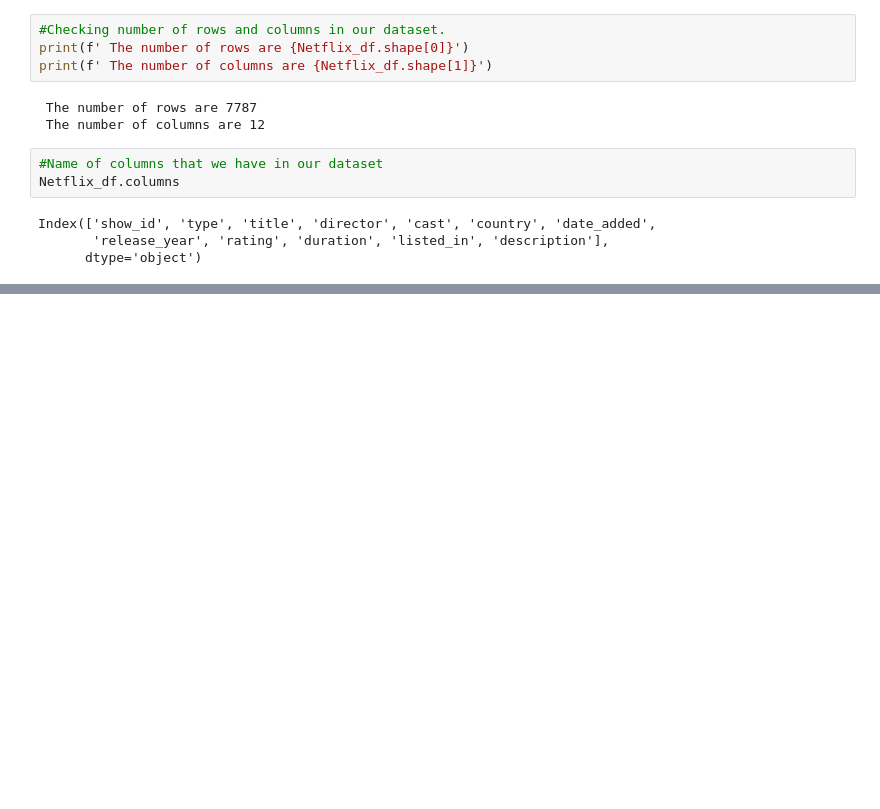
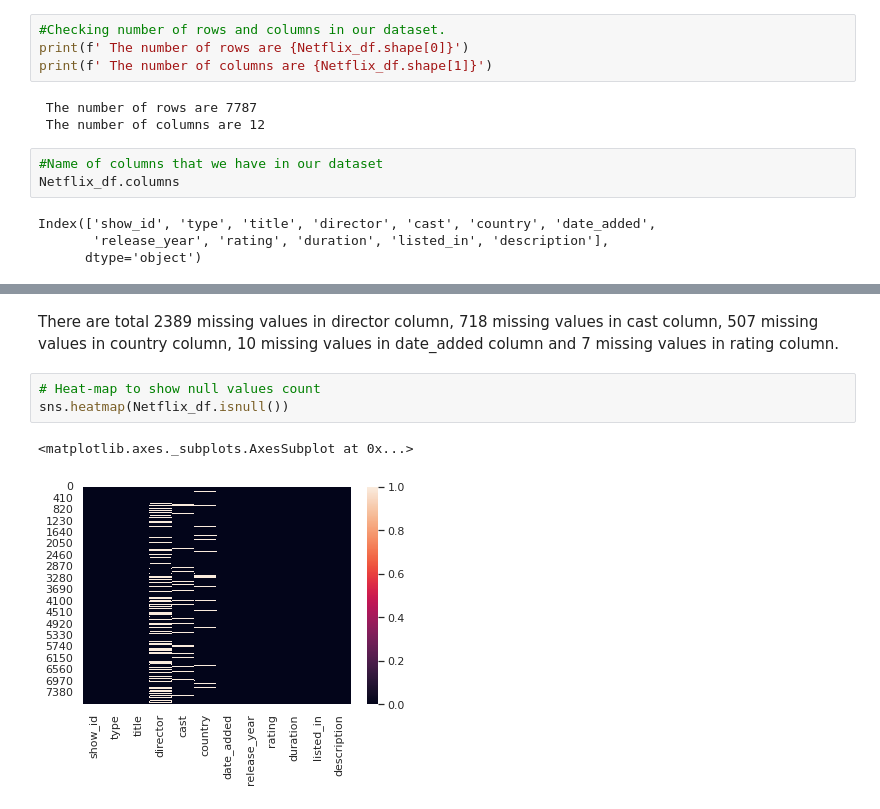
Before and after one commit to shubham-bhadouria/Netflix-Movies-and-TV-shows-clustering, a Jupyter notebook: Netflix_movies_and_TV_show_clustering.ipynb, the cells around one changed output, grey strips where cells are left out. Cells and saved outputs as stored; diff of their text form; blank space fills up the shorter version.

Commit message:
Handling null values

```diff
--- a/Netflix_movies_and_TV_show_clustering.ipynb
+++ b/Netflix_movies_and_TV_show_clustering.ipynb
@@ -129,0 +158,8 @@ Netflix_df.tail()
+# %% [markdown]
+There are total 2389 missing values in director column, 718 missing values in cast column, 507 missing values in country column, 10 missing values in date_added column and 7 missing values in rating column.
+# %%
+# Heat-map to show null values count
+sns.heatmap(Netflix_df.isnull())
+# %% [output]
+<matplotlib.axes._subplots.AxesSubplot at 0x...>
+[figure, added]
```
Also changed, not shown: parts of 8 cells of this notebook.
